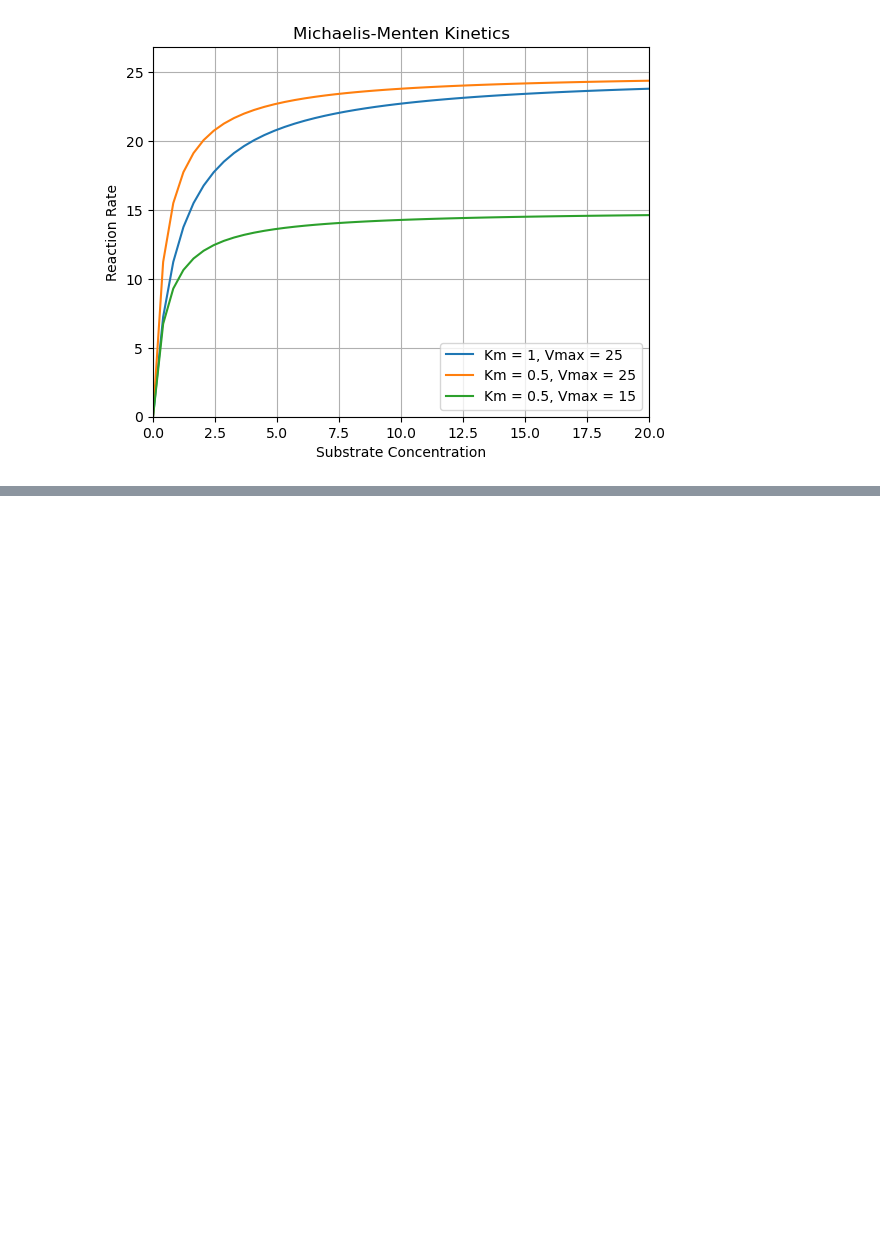
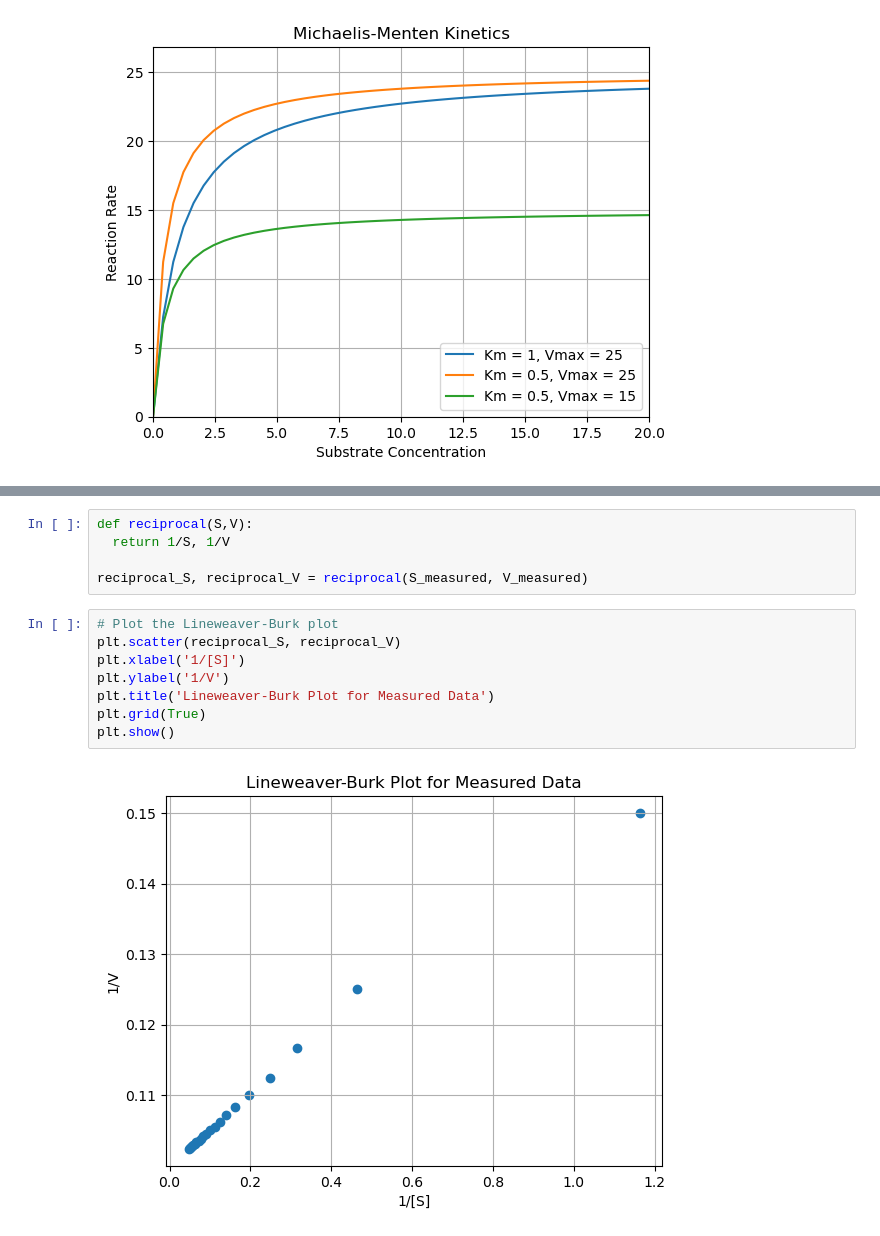
Before and after one commit to Blanka-Izso/CompBio, a Jupyter notebook: 01/Assignment 1.ipynb, the cells around one changed output, grey strips where cells are left out. Saved outputs shown, nothing was run; the diff lists cells and outputs as text; blank space fills up the shorter version.

```diff
--- a/01/Assignment 1.ipynb
+++ b/01/Assignment 1.ipynb
@@ -38,0 +87,15 @@ plt.show()
+# %%
+def reciprocal(S,V):
+  return 1/S, 1/V
+
+reciprocal_S, reciprocal_V = reciprocal(S_measured, V_measured)
+# %%
+# Plot the Lineweaver-Burk plot
+plt.scatter(reciprocal_S, reciprocal_V)
+plt.xlabel('1/[S]')
+plt.ylabel('1/V')
+plt.title('Lineweaver-Burk Plot for Measured Data')
+plt.grid(True)
+plt.show()
+# %% [output]
+[figure, added]
```
Also changed, not shown: parts of 13 cells of this notebook, 1 other file.
